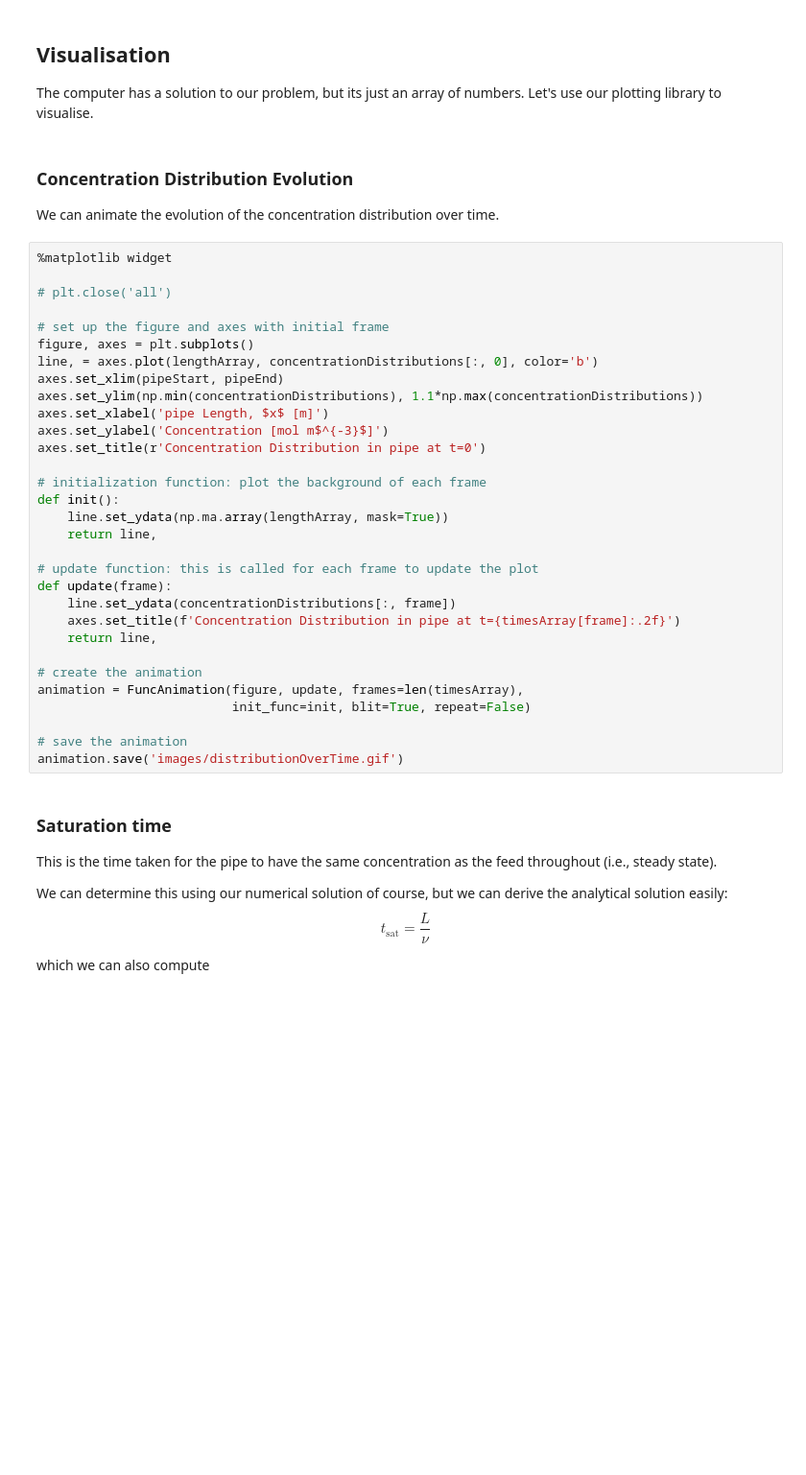
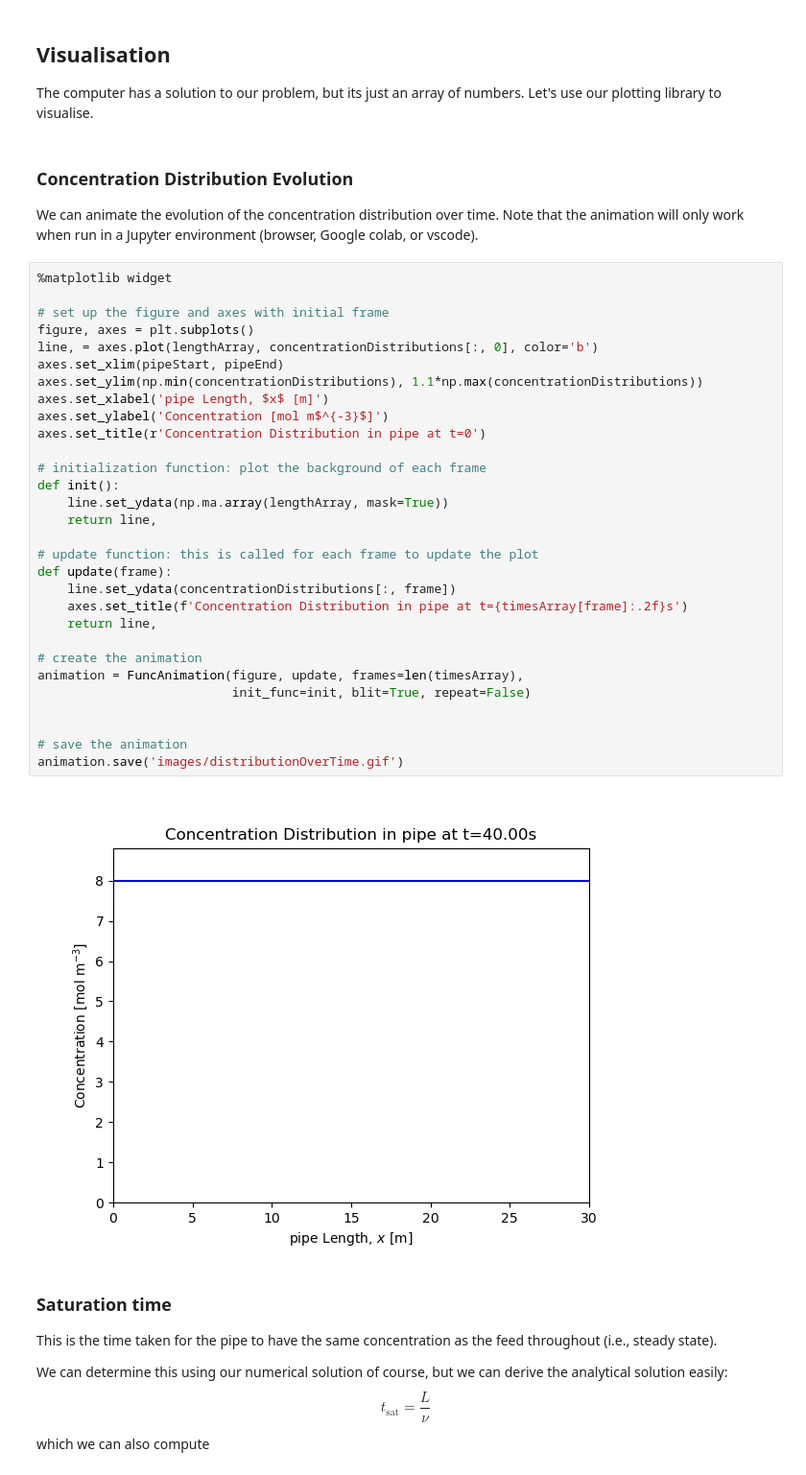
Before and after one commit to UoM-CE-PAST/numerical_methods_example, a Jupyter notebook: complete_example.ipynb, the cells around one changed output. Shown: that part at 96% size. Cells and saved outputs as stored; diff of their text form; blank space fills up the shorter version.

```diff
--- a/complete_example.ipynb
+++ b/complete_example.ipynb
@@ -180,37 +181,39 @@ The computer has a solution to our problem, but its just an array of numbers. Le
 ### Concentration Distribution Evolution
 
 We can animate the evolution of the concentration distribution over time.
+Note that the animation will only work when run in a Jupyter environment (browser, Google colab, or vscode).
 # %%
 %matplotlib widget
-
-# plt.close('all')
 
 # set up the figure and axes with initial frame
 figure, axes = plt.subplots()
 line, = axes.plot(lengthArray, concentrationDistributions[:, 0], color='b')
 axes.set_xlim(pipeStart, pipeEnd)
 axes.set_ylim(np.min(concentrationDistributions), 1.1*np.max(concentrationDistributions))
 axes.set_xlabel('pipe Length, $x$ [m]')
 axes.set_ylabel('Concentration [mol m$^{-3}$]')
 axes.set_title(r'Concentration Distribution in pipe at t=0')
 
 # initialization function: plot the background of each frame
 def init():
     line.set_ydata(np.ma.array(lengthArray, mask=True))
     return line,
 
 # update function: this is called for each frame to update the plot
 def update(frame):
     line.set_ydata(concentrationDistributions[:, frame])
-    axes.set_title(f'Concentration Distribution in pipe at t={timesArray[frame]:.2f}')
+    axes.set_title(f'Concentration Distribution in pipe at t={timesArray[frame]:.2f}s')
     return line,
 
 # create the animation
 animation = FuncAnimation(figure, update, frames=len(timesArray),
                           init_func=init, blit=True, repeat=False)
 
+
 # save the animation
 animation.save('images/distributionOverTime.gif')
+# %% [output]
+[figure, added]
 # %% [markdown]
 ### Saturation time
 
```
Also changed, not shown: parts of 4 cells of this notebook, 2 other files.
